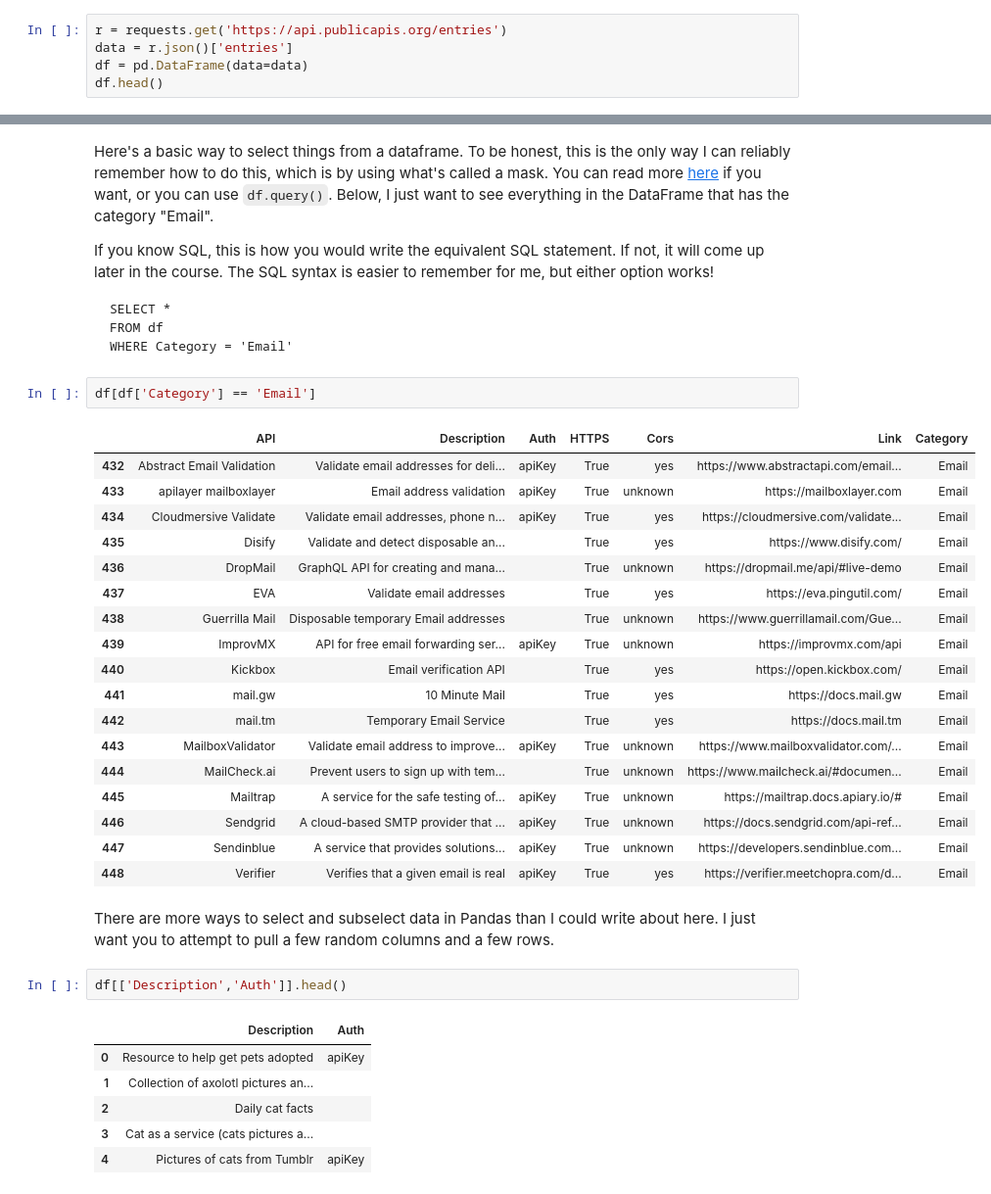
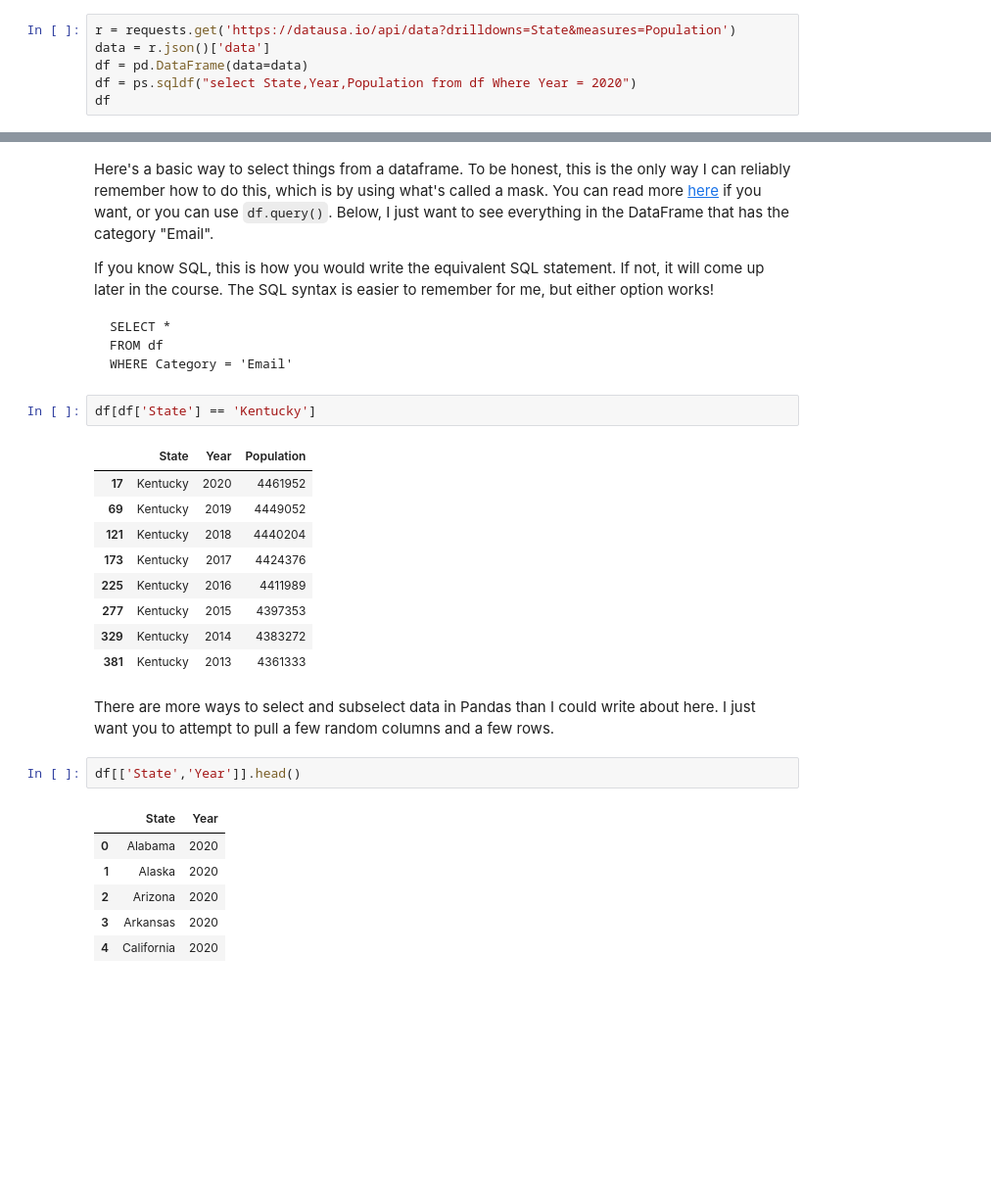
Before and after one commit to tgalbaugh/data_1_checks, a Jupyter notebook: Data_2_KC_1.ipynb, the cells around one changed output, grey strips where cells are left out. Shown at 98% size. Cells and saved outputs as stored; diff of their text form; blank space fills up the shorter version.

````diff
--- a/Data_2_KC_1.ipynb
+++ b/Data_2_KC_1.ipynb
@@ -36,8 +27,9 @@ import pandas as pd
 # %% [markdown]
 I will be the first to admit I'm not an expert at working with APIs, so I had to fiddle with this to get it to work. However, most APIs will return a JSON object, so I had to pull the 'entries' field from that then feed that into the DataFrame. Sometimes you can just use pd.read_json() but that didn't work in this case.
 # %%
-r = requests.get('https://api.publicapis.org/entries')
-data = r.json()['entries']
+r = requests.get('https://datausa.io/api/data?drilldowns=State&measures=Population')
+data = r.json()['data']
 df = pd.DataFrame(data=data)
-df.head()
+df = ps.sqldf("select State,Year,Population from df Where Year = 2020")
+df
 # %% [output]
@@ -74,37 +81,28 @@ FROM df
 WHERE Category = 'Email'
 ```
 # %%
-df[df['Category'] == 'Email']
+df[df['State'] == 'Kentucky']
 # %% [output]
-|  | API | Description | Auth | HTTPS | Cors | Link | Category |
-| 432 | Abstract Email Validation | Validate email addresses for deli... | apiKey | True | yes | https://www.abstractapi.com/email... | Email |
-| 433 | apilayer mailboxlayer | Email address validation | apiKey | True | unknown | https://mailboxlayer.com | Email |
-| 434 | Cloudmersive Validate | Validate email addresses, phone n... | apiKey | True | yes | https://cloudmersive.com/validate... | Email |
-| 435 | Disify | Validate and detect disposable an... |  | True | yes | https://www.disify.com/ | Email |
-| 436 | DropMail | GraphQL API for creating and mana... |  | True | unknown | https://dropmail.me/api/#live-demo | Email |
-| 437 | EVA | Validate email addresses |  | True | yes | https://eva.pingutil.com/ | Email |
-| 438 | Guerrilla Mail | Disposable temporary Email addresses |  | True | unknown | https://www.guerrillamail.com/Gue... | Email |
-| 439 | ImprovMX | API for free email forwarding ser... | apiKey | True | unknown | https://improvmx.com/api | Email |
-| 440 | Kickbox | Email verification API |  | True | yes | https://open.kickbox.com/ | Email |
-| 441 | mail.gw | 10 Minute Mail |  | True | yes | https://docs.mail.gw | Email |
-| 442 | mail.tm | Temporary Email Service |  | True | yes | https://docs.mail.tm | Email |
-| 443 | MailboxValidator | Validate email address to improve... | apiKey | True | unknown | https://www.mailboxvalidator.com/... | Email |
-| 444 | MailCheck.ai | Prevent users to sign up with tem... |  | True | unknown | https://www.mailcheck.ai/#documen... | Email |
-| 445 | Mailtrap | A service for the safe testing of... | apiKey | True | unknown | https://mailtrap.docs.apiary.io/# | Email |
-| 446 | Sendgrid | A cloud-based SMTP provider that ... | apiKey | True | unknown | https://docs.sendgrid.com/api-ref... | Email |
-| 447 | Sendinblue | A service that provides solutions... | apiKey | True | unknown | https://developers.sendinblue.com... | Email |
-| 448 | Verifier | Verifies that a given email is real | apiKey | True | yes | https://verifier.meetchopra.com/d... | Email |
+|  | State | Year | Population |
+| 17 | Kentucky | 2020 | 4461952 |
+| 69 | Kentucky | 2019 | 4449052 |
+| 121 | Kentucky | 2018 | 4440204 |
+| 173 | Kentucky | 2017 | 4424376 |
+| 225 | Kentucky | 2016 | 4411989 |
+| 277 | Kentucky | 2015 | 4397353 |
+| 329 | Kentucky | 2014 | 4383272 |
+| 381 | Kentucky | 2013 | 4361333 |
 # %% [markdown]
 There are more ways to select and subselect data in Pandas than I could write about here. I just want you to attempt to pull a few random columns and a few rows.
 # %%
-df[['Description','Auth']].head()
+df[['State','Year']].head()
 # %% [output]
-|  | Description | Auth |
-| 0 | Resource to help get pets adopted | apiKey |
-| 1 | Collection of axolotl pictures an... |  |
-| 2 | Daily cat facts |  |
-| 3 | Cat as a service (cats pictures a... |  |
-| 4 | Pictures of cats from Tumblr | apiKey |
+|  | State | Year |
+| 0 | Alabama | 2020 |
+| 1 | Alaska | 2020 |
+| 2 | Arizona | 2020 |
+| 3 | Arkansas | 2020 |
+| 4 | California | 2020 |
 # %%
 df.iloc[4:10]
 # %% [output]
````
Also changed, not shown: parts of 11 cells of this notebook.
